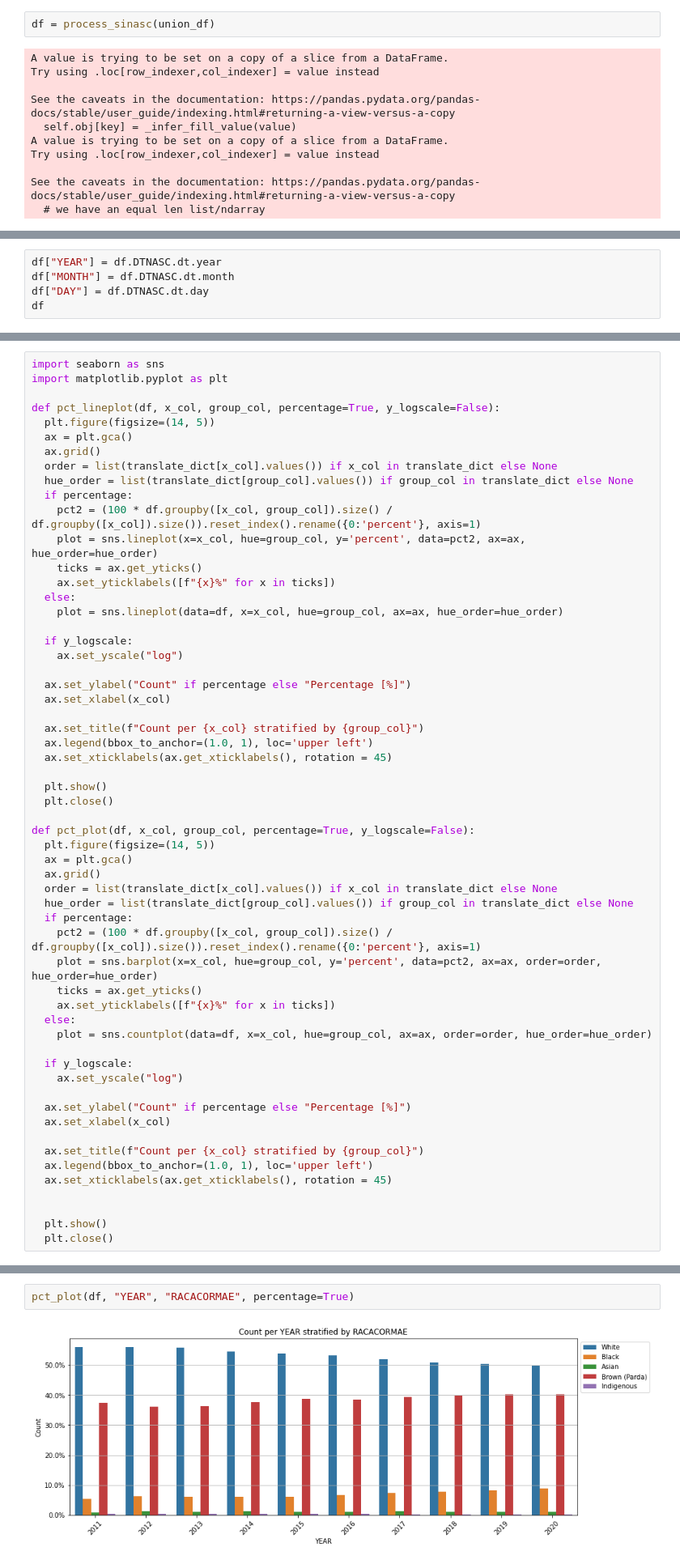
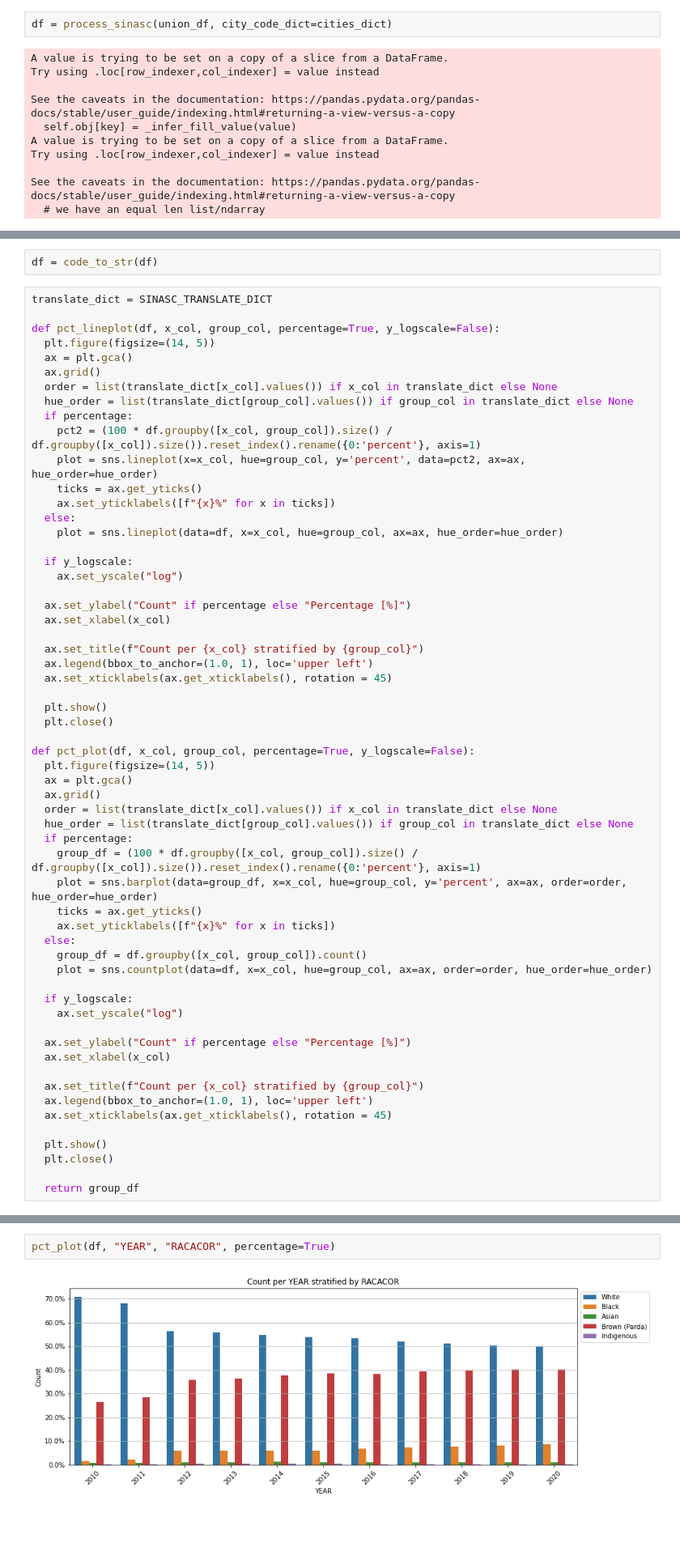
Before and after one commit to Kotzly/DS4H_Course, a Jupyter notebook: notebooks/DS4H_full.ipynb, the cells around one changed output, grey strips where cells are left out. Shown: that part at 81% size. Drawn from its saved outputs; the diff is of its cells as text; blank space fills up the shorter version.

```diff
--- a/notebooks/DS4H_full.ipynb
+++ b/notebooks/DS4H_full.ipynb
@@ -113,5 +168,5 @@ Index(['CODMUNNASC', 'IDADEMAE', 'ESTCIVMAE', 'ESCMAE', 'QTDFILVIVO',
 # %%
-df = process_sinasc(union_df)
+df = process_sinasc(union_df, city_code_dict=cities_dict)
 # %% [output]
 A value is trying to be set on a copy of a slice from a DataFrame.
 Try using .loc[row_indexer,col_indexer] = value instead
@@ -160,5 +202,0 @@ raw_df = union_df
-# %%
-df["YEAR"] = df.DTNASC.dt.year
-df["MONTH"] = df.DTNASC.dt.month
-df["DAY"] = df.DTNASC.dt.day
-df
@@ -247,6 +234,7 @@ for col in translate_dict.keys():
+# %%
+df = code_to_str(df)
 # %%
-import seaborn as sns
-import matplotlib.pyplot as plt
+translate_dict = SINASC_TRANSLATE_DICT
 
 def pct_lineplot(df, x_col, group_col, percentage=True, y_logscale=False):
   plt.figure(figsize=(14, 5))
@@ -282,11 +270,12 @@ def pct_plot(df, x_col, group_col, percentage=True, y_logscale=False):
   order = list(translate_dict[x_col].values()) if x_col in translate_dict else None
   hue_order = list(translate_dict[group_col].values()) if group_col in translate_dict else None
   if percentage:
-    pct2 = (100 * df.groupby([x_col, group_col]).size() / df.groupby([x_col]).size()).reset_index().rename({0:'percent'}, axis=1)
-    plot = sns.barplot(x=x_col, hue=group_col, y='percent', data=pct2, ax=ax, order=order, hue_order=hue_order)
+    group_df = (100 * df.groupby([x_col, group_col]).size() / df.groupby([x_col]).size()).reset_index().rename({0:'percent'}, axis=1)
+    plot = sns.barplot(data=group_df, x=x_col, hue=group_col, y='percent', ax=ax, order=order, hue_order=hue_order)
     ticks = ax.get_yticks()
     ax.set_yticklabels([f"{x}%" for x in ticks])
   else:
+    group_df = df.groupby([x_col, group_col]).count()
     plot = sns.countplot(data=df, x=x_col, hue=group_col, ax=ax, order=order, hue_order=hue_order)
 
   if y_logscale:
@@ -299,6 +288,7 @@ def pct_plot(df, x_col, group_col, percentage=True, y_logscale=False):
   ax.legend(bbox_to_anchor=(1.0, 1), loc='upper left')
   ax.set_xticklabels(ax.get_xticklabels(), rotation = 45)
 
-
   plt.show()
   plt.close()
+
+  return group_df
@@ -322,4 +362,4 @@ pct_plot(df, "MUNNAME", "YEAR", percentage=False, y_logscale=True)
 # %%
-pct_plot(df, "YEAR", "RACACORMAE", percentage=True)
+pct_plot(df, "YEAR", "RACACOR", percentage=True)
 # %% [output]
-[figure, old version]
+[figure, new version]
```
Also changed, not shown: parts of 44 cells of this notebook.
